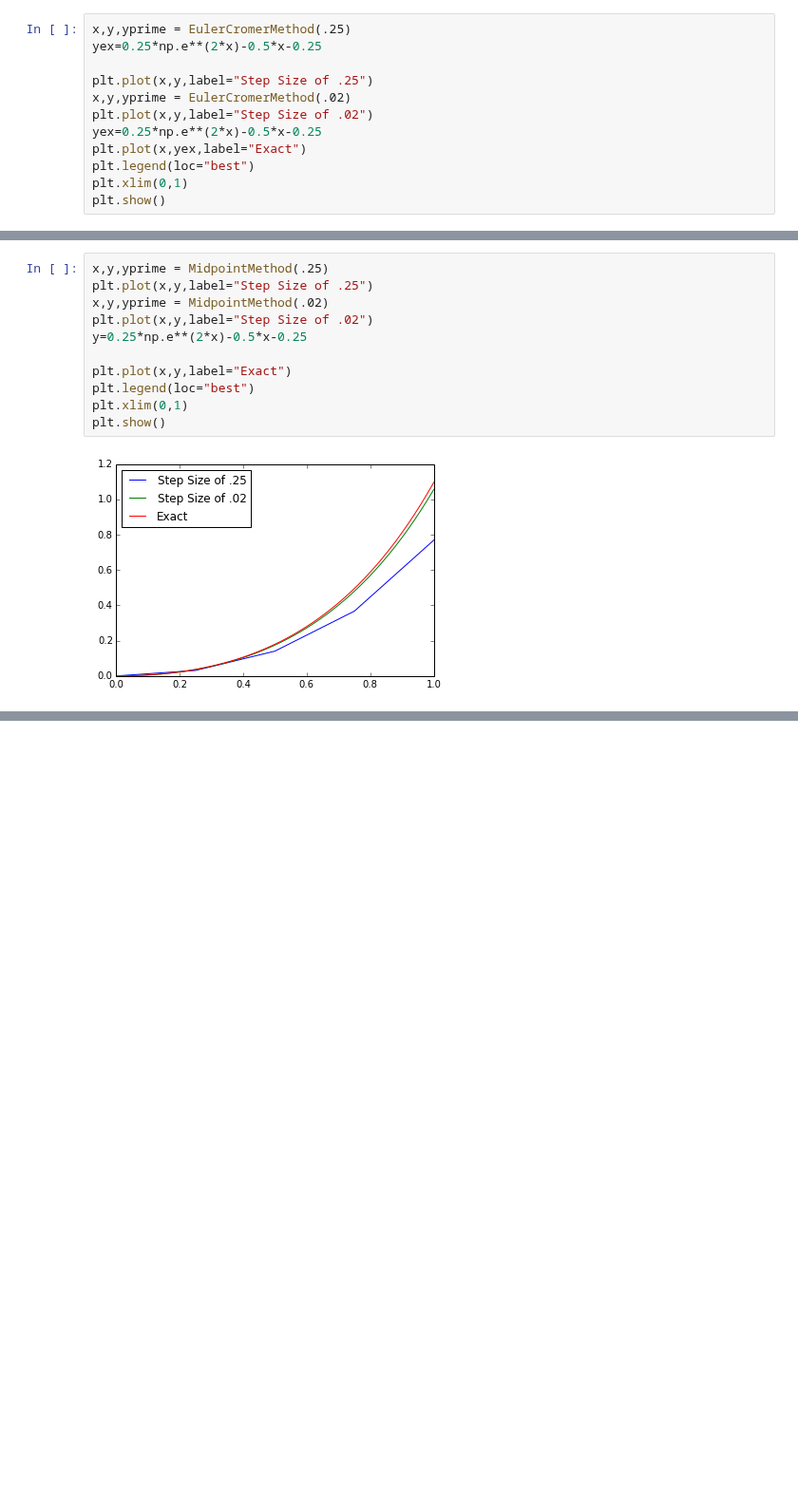
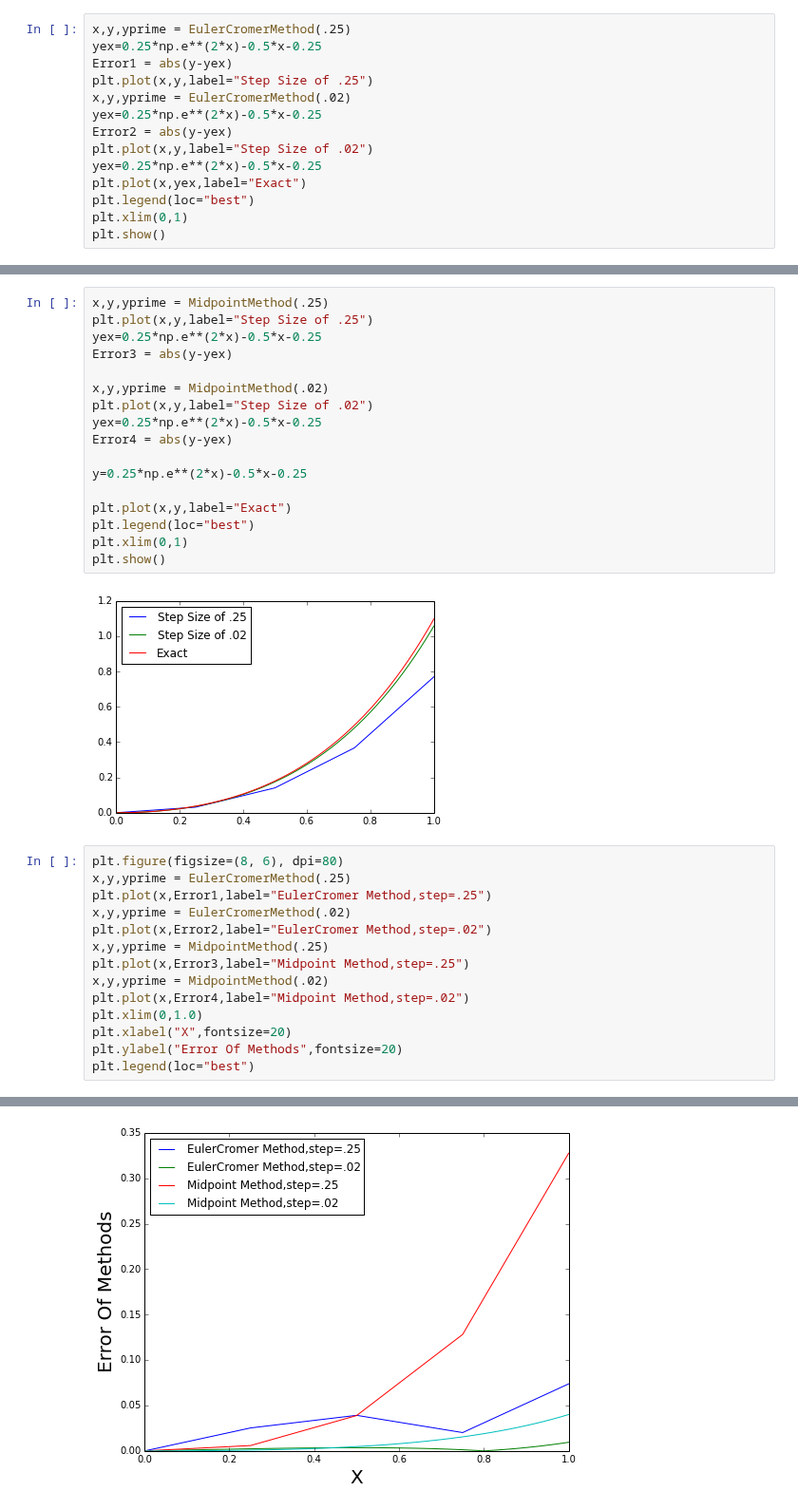
Before and after one commit to jpizagui/PHYS202-S14, a Jupyter notebook: SciPy/ODEExercises.ipynb, the cells around one changed output, grey strips where cells are left out. Shown at 95% size. Drawn from its saved outputs; the diff is of its cells as text; blank space fills up the shorter version.

```diff
--- a/SciPy/ODEExercises.ipynb
+++ b/SciPy/ODEExercises.ipynb
@@ -208,9 +208,11 @@ def MidpointMethod(step):
 # %%
 x,y,yprime = EulerCromerMethod(.25)
 yex=0.25*np.e**(2*x)-0.5*x-0.25
-
+Error1 = abs(y-yex)
 plt.plot(x,y,label="Step Size of .25")
 x,y,yprime = EulerCromerMethod(.02)
+yex=0.25*np.e**(2*x)-0.5*x-0.25
+Error2 = abs(y-yex)
 plt.plot(x,y,label="Step Size of .02")
 yex=0.25*np.e**(2*x)-0.5*x-0.25
 plt.plot(x,yex,label="Exact")
@@ -222,8 +224,14 @@ plt.show()
 # %%
 x,y,yprime = MidpointMethod(.25)
 plt.plot(x,y,label="Step Size of .25")
+yex=0.25*np.e**(2*x)-0.5*x-0.25
+Error3 = abs(y-yex)
+
 x,y,yprime = MidpointMethod(.02)
 plt.plot(x,y,label="Step Size of .02")
+yex=0.25*np.e**(2*x)-0.5*x-0.25
+Error4 = abs(y-yex)
+
 y=0.25*np.e**(2*x)-0.5*x-0.25
 
 plt.plot(x,y,label="Exact")
@@ -232,3 +240,18 @@ plt.xlim(0,1)
 plt.show()
 # %% [output]
 [figure]
+# %%
+plt.figure(figsize=(8, 6), dpi=80)
+x,y,yprime = EulerCromerMethod(.25)
+plt.plot(x,Error1,label="EulerCromer Method,step=.25")
+x,y,yprime = EulerCromerMethod(.02)
+plt.plot(x,Error2,label="EulerCromer Method,step=.02")
+x,y,yprime = MidpointMethod(.25)
+plt.plot(x,Error3,label="Midpoint Method,step=.25")
+x,y,yprime = MidpointMethod(.02)
+plt.plot(x,Error4,label="Midpoint Method,step=.02")
+plt.xlim(0,1.0)
+plt.xlabel("X",fontsize=20)
+plt.ylabel("Error Of Methods",fontsize=20)
+plt.legend(loc="best")
+# %% [output]
@@ -234,0 +259 @@ plt.show()
+[figure, added]
```
Also changed, not shown: parts of 8 cells of this notebook, 1 other file.
